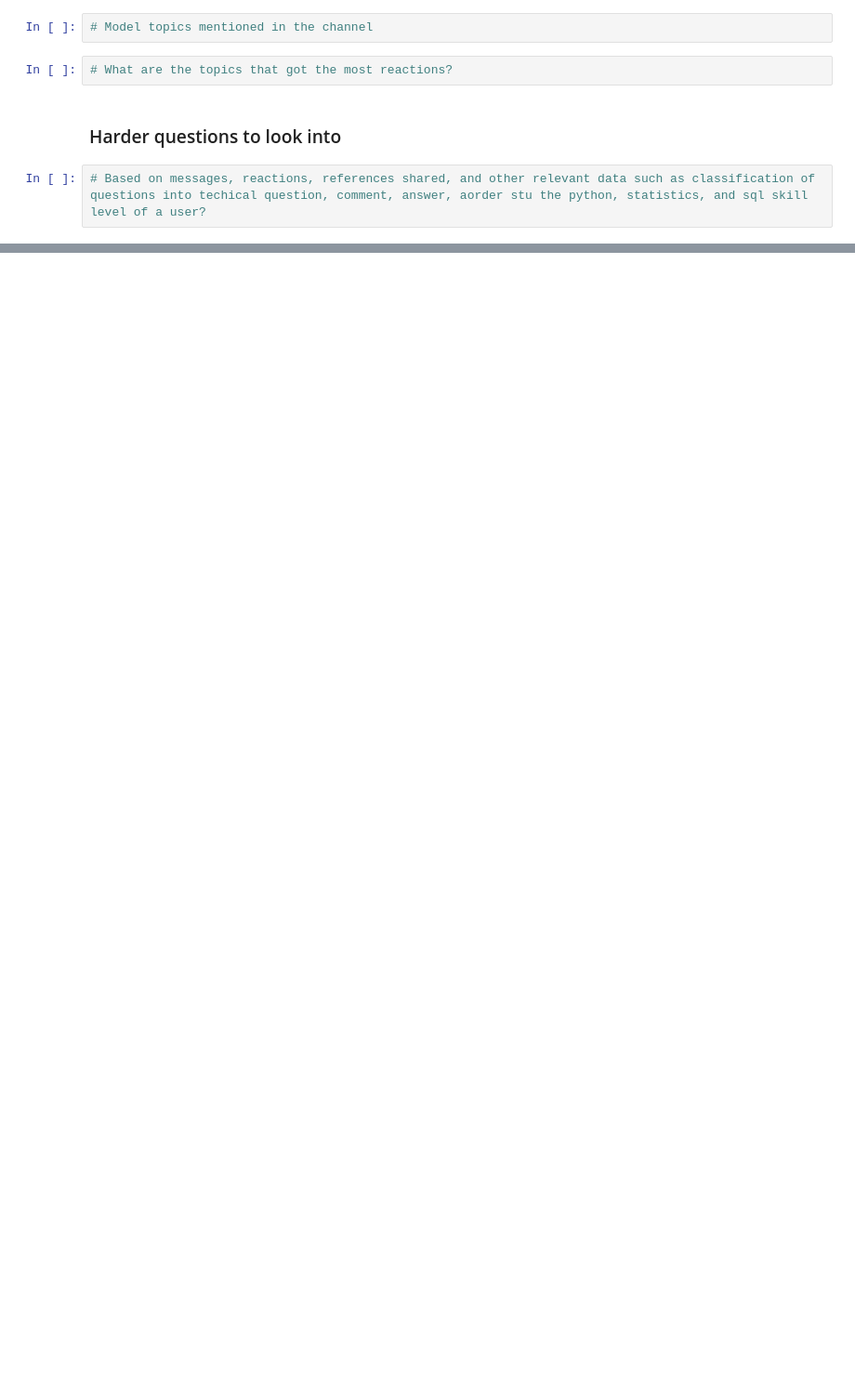
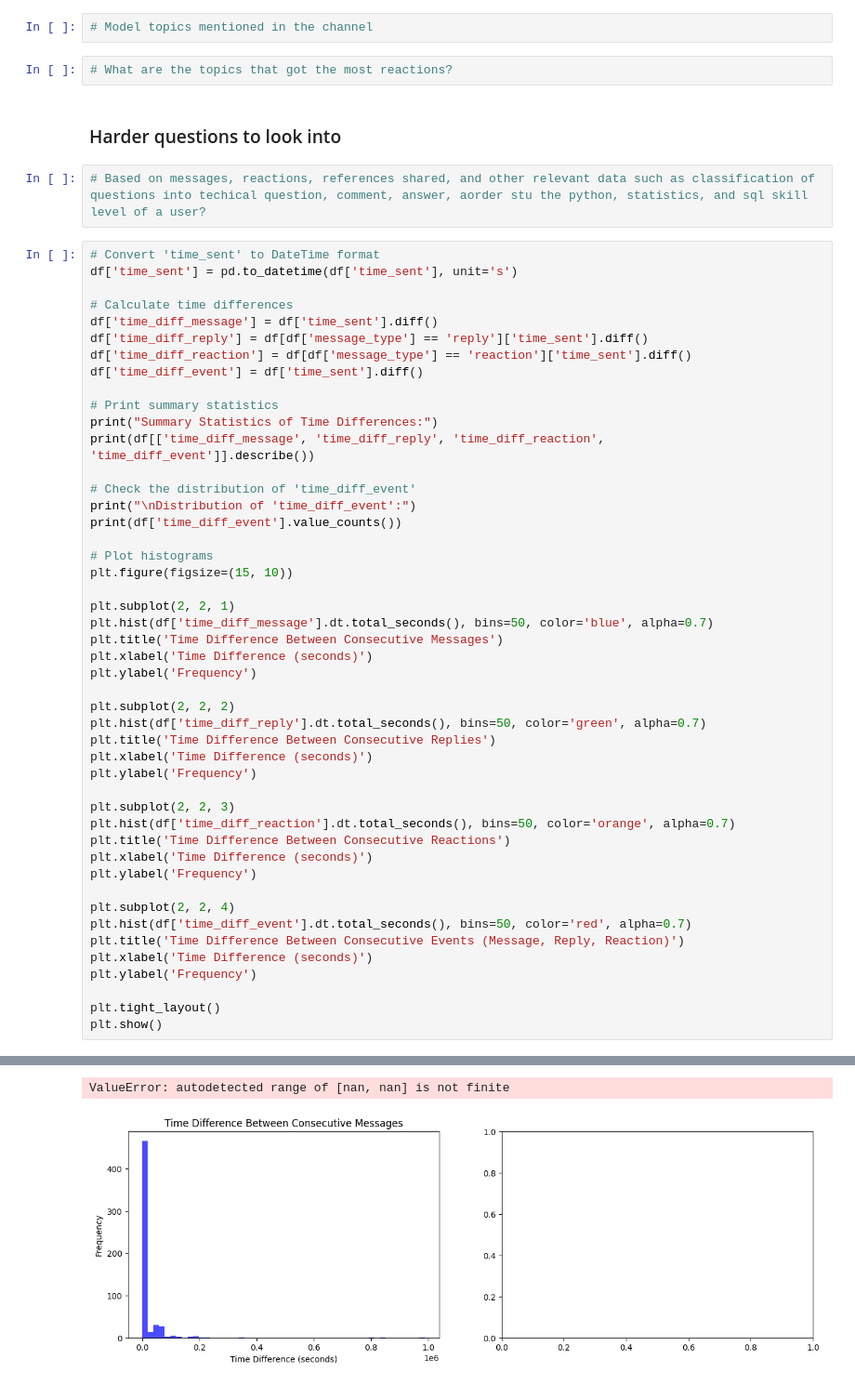
Before and after one commit to abiywondimu5758/10academy_week_0_, a Jupyter notebook: notebooks/parse_slack_data.ipynb, the cells around one changed output, grey strips where cells are left out. Shown at 93% size. Saved outputs shown, nothing was run; the diff lists cells and outputs as text; blank space fills up the shorter version.

```diff
--- a/notebooks/parse_slack_data.ipynb
+++ b/notebooks/parse_slack_data.ipynb
@@ -342,3 +347,51 @@ The user with the most reactions is: U03V6HMRPGQ
 ### Harder questions to look into
 # %%
 # Based on messages, reactions, references shared, and other relevant data such as classification of questions into techical question, comment, answer, aorder stu the python, statistics, and sql skill level of a user?
+# %%
+# Convert 'time_sent' to DateTime format
+df['time_sent'] = pd.to_datetime(df['time_sent'], unit='s')
+
+# Calculate time differences
+df['time_diff_message'] = df['time_sent'].diff()
+df['time_diff_reply'] = df[df['message_type'] == 'reply']['time_sent'].diff()
+df['time_diff_reaction'] = df[df['message_type'] == 'reaction']['time_sent'].diff()
+df['time_diff_event'] = df['time_sent'].diff()
+
+# Print summary statistics
+print("Summary Statistics of Time Differences:")
+print(df[['time_diff_message', 'time_diff_reply', 'time_diff_reaction', 'time_diff_event']].describe())
+
+# Check the distribution of 'time_diff_event'
+print("\nDistribution of 'time_diff_event':")
+print(df['time_diff_event'].value_counts())
+
+# Plot histograms
+plt.figure(figsize=(15, 10))
+
+plt.subplot(2, 2, 1)
+plt.hist(df['time_diff_message'].dt.total_seconds(), bins=50, color='blue', alpha=0.7)
+plt.title('Time Difference Between Consecutive Messages')
+plt.xlabel('Time Difference (seconds)')
+plt.ylabel('Frequency')
+
+plt.subplot(2, 2, 2)
+plt.hist(df['time_diff_reply'].dt.total_seconds(), bins=50, color='green', alpha=0.7)
+plt.title('Time Difference Between Consecutive Replies')
+plt.xlabel('Time Difference (seconds)')
+plt.ylabel('Frequency')
+
+plt.subplot(2, 2, 3)
+plt.hist(df['time_diff_reaction'].dt.total_seconds(), bins=50, color='orange', alpha=0.7)
+plt.title('Time Difference Between Consecutive Reactions')
+plt.xlabel('Time Difference (seconds)')
+plt.ylabel('Frequency')
+
+plt.subplot(2, 2, 4)
+plt.hist(df['time_diff_event'].dt.total_seconds(), bins=50, color='red', alpha=0.7)
+plt.title('Time Difference Between Consecutive Events (Message, Reply, Reaction)')
+plt.xlabel('Time Difference (seconds)')
+plt.ylabel('Frequency')
+
+plt.tight_layout()
+plt.show()
+# %% [output]
@@ -344,0 +415,2 @@ The user with the most reactions is: U03V6HMRPGQ
+ValueError: autodetected range of [nan, nan] is not finite
+[figure, added]
```
Also changed, not shown: parts of 7 cells of this notebook, 3 other files.
